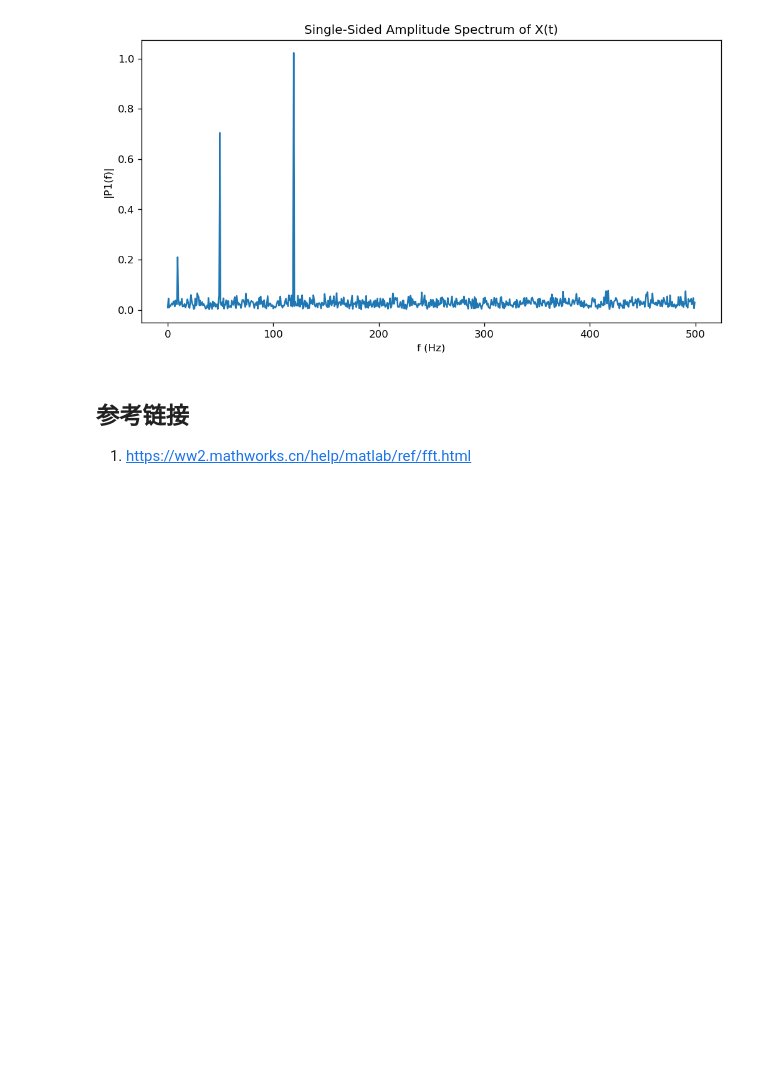
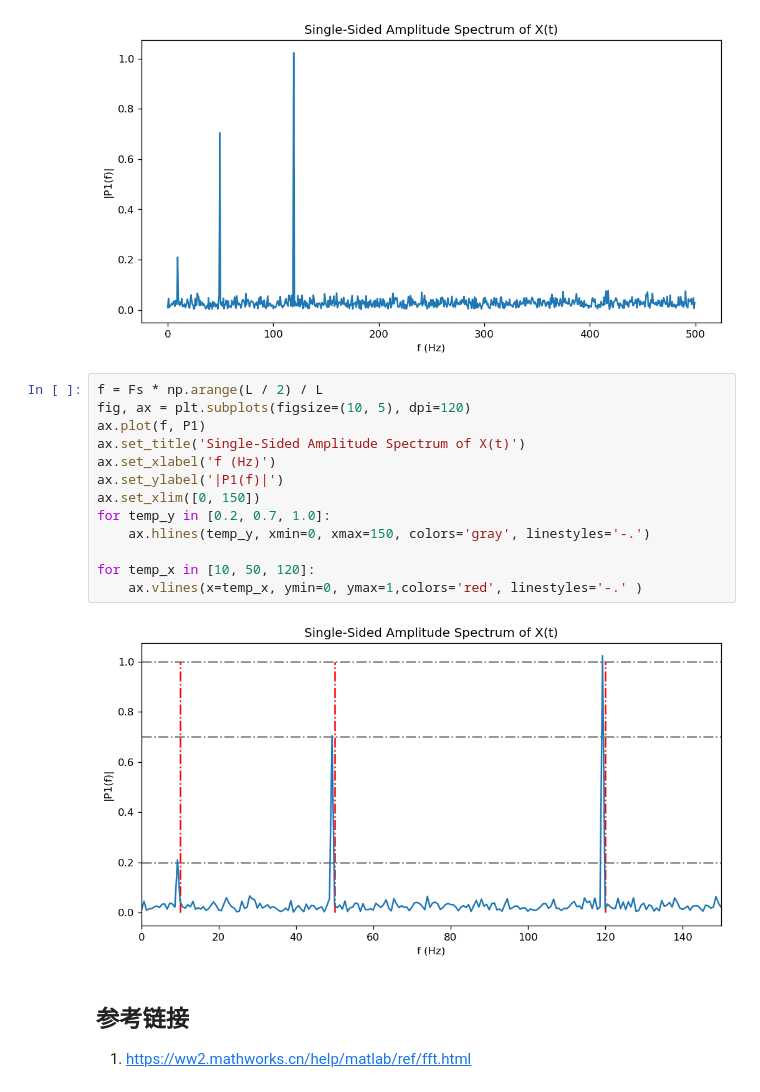
Before and after one commit to yuanzhoulvpi2017/tiny_python, a Jupyter notebook: Fourier_Series/03_从噪声中提取信息.ipynb, the cells around one changed output. Drawn from its saved outputs; the diff is of its cells as text; blank space fills up the shorter version.

```diff
--- a/Fourier_Series/03_从噪声中提取信息.ipynb
+++ b/Fourier_Series/03_从噪声中提取信息.ipynb
@@ -34,6 +34,21 @@ ax.set_ylabel('|P1(f)|')
 # %% [output]
 Text(0, 0.5, '|P1(f)|')
 [figure]
+# %%
+f = Fs * np.arange(L / 2) / L
+fig, ax = plt.subplots(figsize=(10, 5), dpi=120)
+ax.plot(f, P1)
+ax.set_title('Single-Sided Amplitude Spectrum of X(t)')
+ax.set_xlabel('f (Hz)')
+ax.set_ylabel('|P1(f)|')
+ax.set_xlim([0, 150])
+for temp_y in [0.2, 0.7, 1.0]:
+    ax.hlines(temp_y, xmin=0, xmax=150, colors='gray', linestyles='-.')
+
+for temp_x in [10, 50, 120]:
+    ax.vlines(x=temp_x, ymin=0, ymax=1,colors='red', linestyles='-.' )
+# %% [output]
+[figure, added]
 # %% [markdown]
 ## 参考链接
 1. https://ww2.mathworks.cn/help/matlab/ref/fft.html
```
